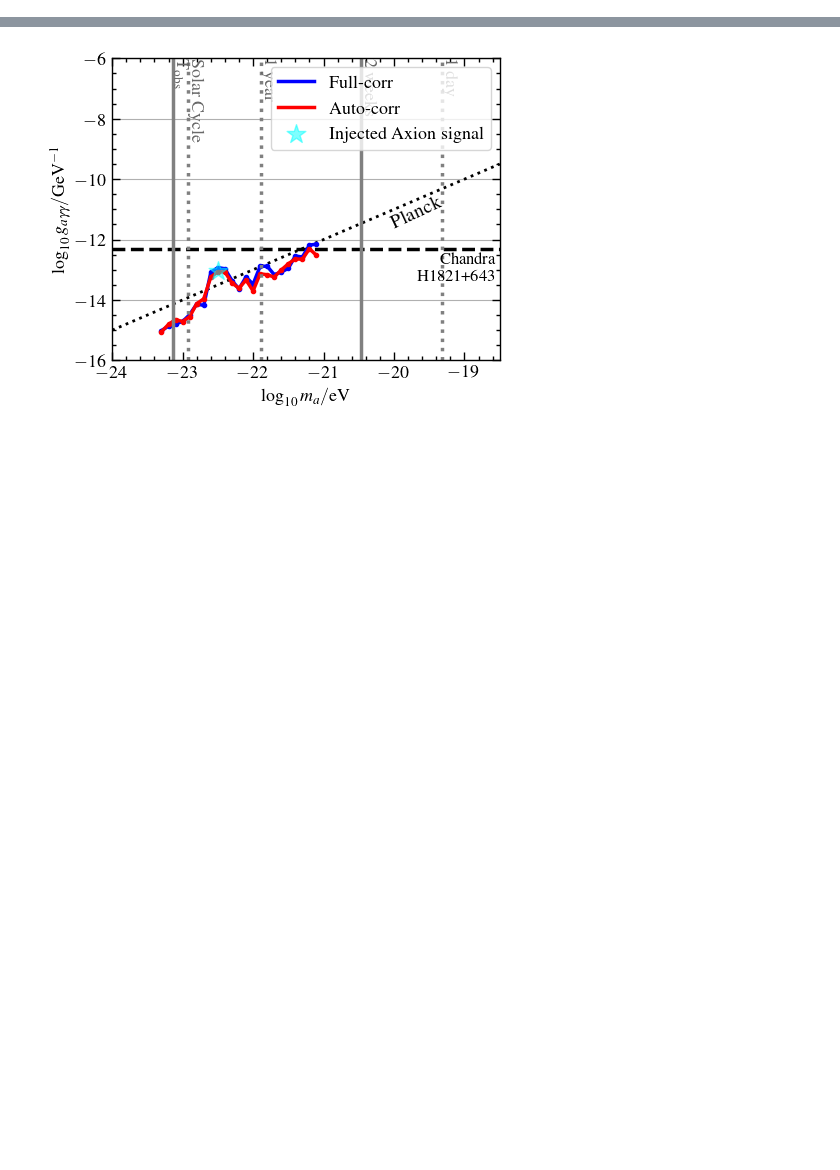
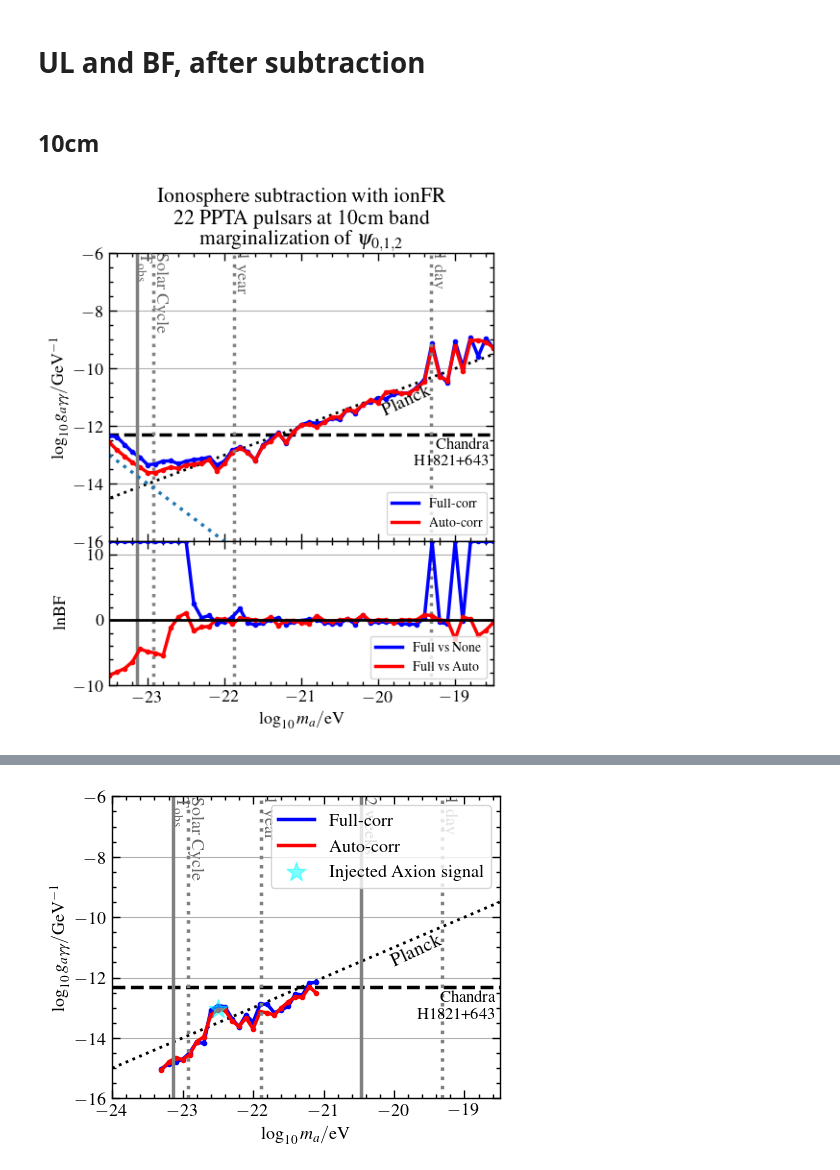
Before and after one commit to XueXiao-Physics/PPA, a Jupyter notebook: 2_Result.ipynb, the cells around one changed output, grey strips where cells are left out. Cells and saved outputs as stored; diff of their text form; code cells hidden in the pictures; blank space fills up the shorter version.

```diff
--- a/2_Result.ipynb
+++ b/2_Result.ipynb
@@ -214,0 +356,63 @@ plt.savefig("ul_1_white.jpg",bbox_inches='tight')
+# %% [markdown]
+# UL and BF, after subtraction
+# %% [markdown]
+## 10cm
+# %%
+# True
+fig,axes = plt.subplots(2,1,figsize=(5,6),sharex=True,gridspec_kw={'height_ratios': [4, 2]})
+plt.subplots_adjust(left=0.15,
+                    bottom=0.10,
+                    right=0.95,
+                    top=0.85,
+                    wspace=0.0,
+                    hspace=0.0)
+
+
+l10ma = np.arange(5,56)*0.1 -24
+ul_auto_ion_10 = np.array([-0.82 , -1.18 , -1.503, -1.813, -2.086, -2.365, -2.47 , -2.464,
+       -2.48 , -2.625, -2.597, -2.672, -2.729, -2.727, -3.201, -3.055,
+       -2.762, -2.714, -2.977, -3.331, -2.939, -2.883, -2.722, -3.109,
+       -2.846, -2.724, -2.792, -2.991, -2.901, -2.837, -2.939, -2.773,
+       -2.936, -2.818, -2.748, -2.936, -2.677, -2.742, -2.915, -3.013,
+       -2.934, -2.817, -1.683, -2.834, -3.067, -1.962, -2.946, -1.99 ,
+       -2.064, -2.237, -2.536])
+
+
+ul_full_ion_10 = np.array([-0.585, -0.73 , -1.096, -1.453, -1.735, -2.097, -2.165, -2.167,
+       -2.26 , -2.461, -2.471, -2.52 , -2.594, -2.63 , -3.003, -2.965,
+       -2.688, -2.69 , -2.948, -3.335, -2.913, -2.812, -2.688, -3.148,
+       -2.837, -2.701, -2.721, -2.859, -2.91 , -2.88 , -3.023, -2.762,
+       -3.006, -2.797, -2.824, -2.778, -2.903, -2.848, -2.909, -2.998,
+       -2.916, -2.734, -1.565, -2.764, -3.153, -1.816, -2.808, -1.871,
+       -2.632, -2.103, -2.552])
+
+
+make_ul_plot(axes[0],l10ma,ul_auto_ion_10,ul_full_ion_10)
+axes[0].set_title("Ionosphere subtraction with ionFR\n 22 PPTA pulsars at 10cm band\n"+r"marginalization of $\psi_{0,1,2}$")
+axes[0].plot(l10ma , -13-2*(l10ma+23.5),':')
+
+lbf = np.array([  -inf, -6.907,   -inf, -5.912, -5.48 , -2.83 , -5.093, -6.332,
+       -1.234,  0.45 ,  1.083, -1.633, -1.075, -0.967,  0.177,  0.126,
+       -0.556,  0.258,  0.12 ,  0.016, -0.144,  0.418, -0.839, -0.077,
+       -0.049, -0.437, -0.563,  0.68 , -0.101, -0.199, -0.01 ,  0.141,
+       -0.057,  0.765, -0.165,  0.025,  0.029, -0.375,  0.055, -0.008,
+        0.021,  0.826,  0.661, -0.015, -0.078, -2.888,  0.425,  0.159,
+       -2.378, -1.566, -0.331])
+
+lbf[[0,1,2]] = np.log([0.63,1.08,1.83])-8
+lbf[[3,4,6,7]] = np.log([0.69,4.80,2.59,1.78])-6
+lbf[[5]] = np.log([0.44])-4
+lbf[[8]] = np.log([2.32])-2
+
+lbf_nf = np.array([   12,    12,    12,    12,    12,    12,    12,    12,
+          12,    12,    12,  2.469,  0.34 ,  0.686, -0.502, -0.261,
+        0.44 ,  1.723, -0.433, -0.731, -0.478,  0.065,  0.331, -0.637,
+       -0.34 , -0.078,  0.125,  0.078, -0.405, -0.527, -0.49 ,  0.152,
+       -0.645,  0.736, -0.397, -0.304, -0.327, -0.274, -0.551, -0.607,
+       -0.636,  0.338,    12, -0.332, -0.609,    12, -0.144,    12,
+          12,    12,    12])
+
+make_bf_plot(axes[1],l10ma,lbf,lbf_nf)
+plt.savefig("ul_bf_iono_10.pdf")
+# %% [output]
+[figure, added]
```
Also changed, not shown: parts of 24 cells of this notebook, 2 other files.
